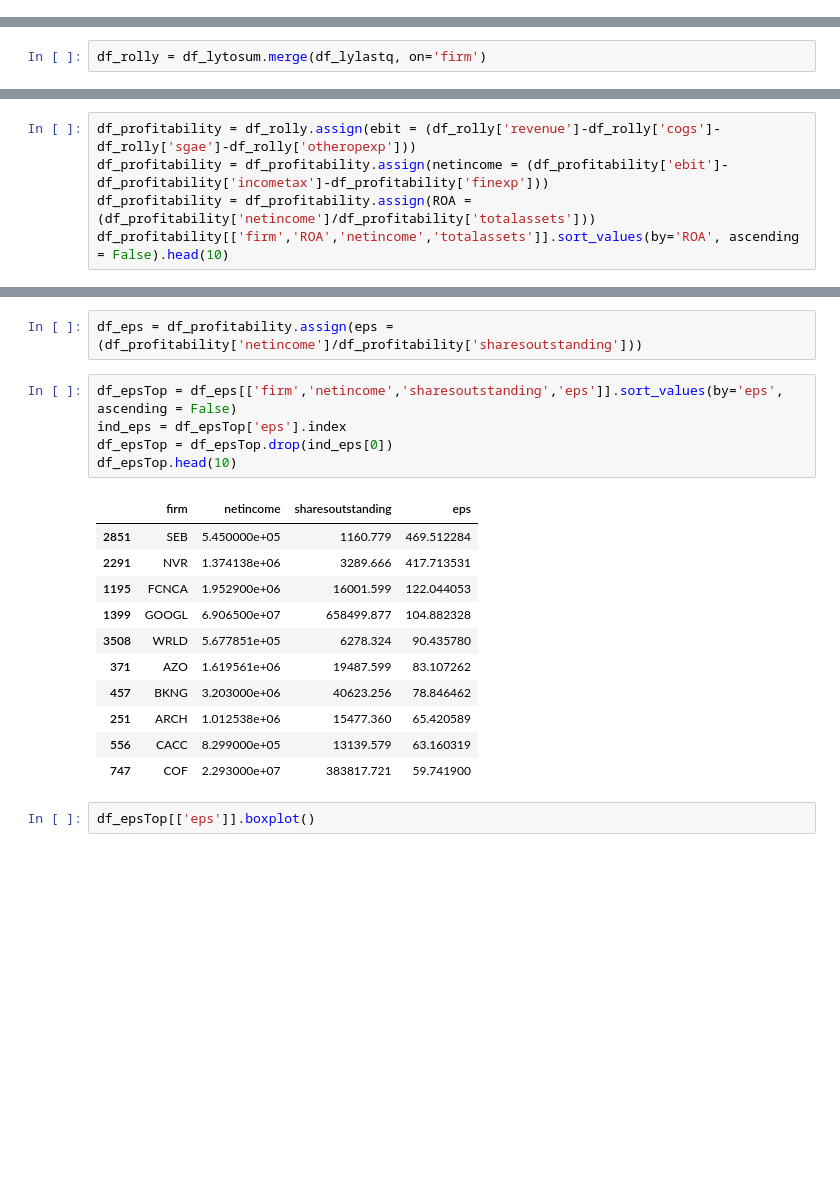
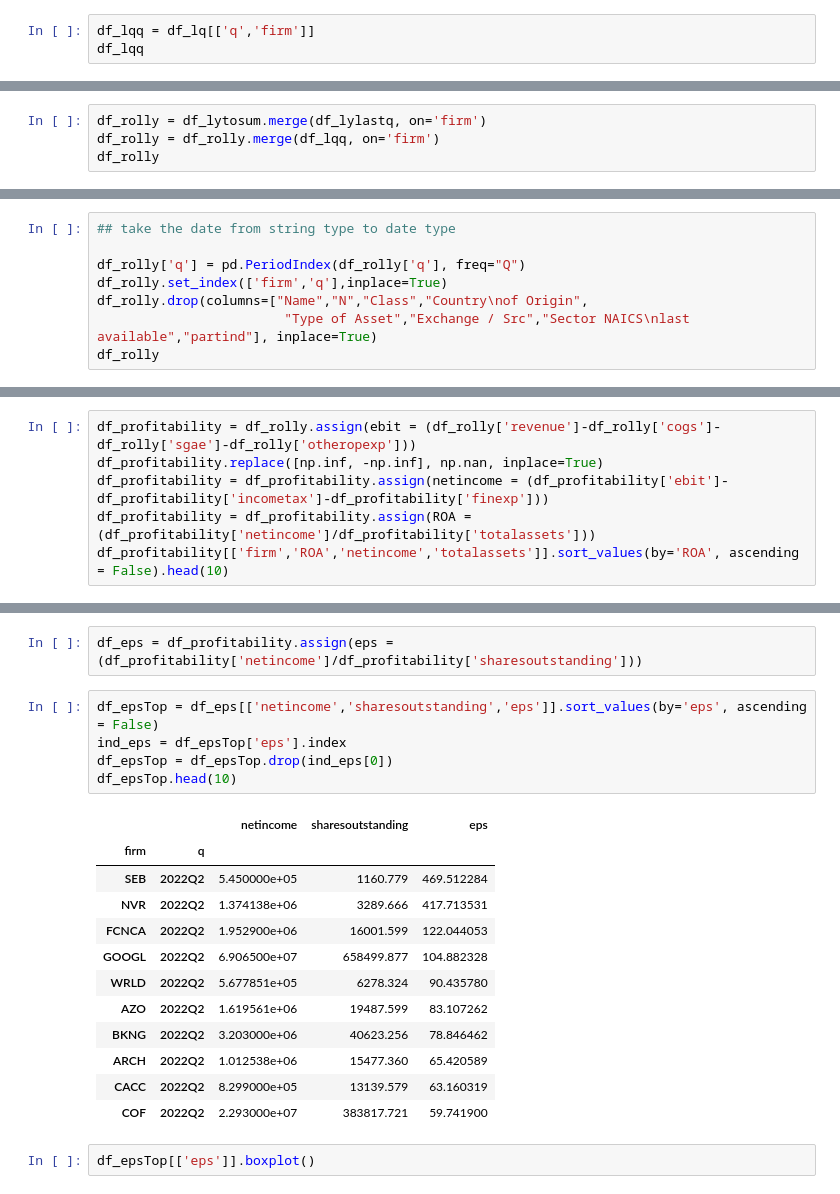
Before and after one commit to KevdpIA/BusinessCase_StatisticsModule1, a Jupyter notebook: Bcase_Statistics.ipynb, the cells around one changed output, grey strips where cells are left out. Cells and saved outputs as stored; diff of their text form; blank space fills up the shorter version.

```diff
--- a/Bcase_Statistics.ipynb
+++ b/Bcase_Statistics.ipynb
@@ -129,3 +141,6 @@ df_lq
 | 324355 | ZY | 2022q2 | 2634.0 | 9732.0 | 5.863800e+04 | 40460.0 | -885.00000 | 9376.000 | 11.0 | 4.709680e+05 | ... |
 | 324445 | ZYNE | 2022q2 | 0.0 | 0.0 | 9.168770e+03 | 0.0 | -775.92786 | -91.691 | 0.0 | 6.700696e+04 | ... |
 3607 rows × 20 columns
+# %%
+df_lqq = df_lq[['q','firm']]
+df_lqq
@@ -196,2 +225,4 @@ Finally, I merge both tables and obtained the Rolling year dataframe for the ana
 # %%
 df_rolly = df_lytosum.merge(df_lylastq, on='firm')
+df_rolly = df_rolly.merge(df_lqq, on='firm')
+df_rolly
@@ -239,0 +269,8 @@ df_rolly
+# %%
+## take the date from string type to date type
+
+df_rolly['q'] = pd.PeriodIndex(df_rolly['q'], freq="Q")
+df_rolly.set_index(['firm','q'],inplace=True)
+df_rolly.drop(columns=["Name","N","Class","Country\nof Origin",
+                        "Type of Asset","Exchange / Src","Sector NAICS\nlast available","partind"], inplace=True)
+df_rolly
@@ -590,6 +672,7 @@ df_rollybv[['bookvalue']].describe()
     netincome/total assets
 # %%
 df_profitability = df_rolly.assign(ebit = (df_rolly['revenue']-df_rolly['cogs']-df_rolly['sgae']-df_rolly['otheropexp']))
+df_profitability.replace([np.inf, -np.inf], np.nan, inplace=True)
 df_profitability = df_profitability.assign(netincome = (df_profitability['ebit']-df_profitability['incometax']-df_profitability['finexp']))
 df_profitability = df_profitability.assign(ROA = (df_profitability['netincome']/df_profitability['totalassets']))
 df_profitability[['firm','ROA','netincome','totalassets']].sort_values(by='ROA', ascending = False).head(10)
@@ -740,22 +803,23 @@ df_btmUpdated[['booktomarket']].describe()
 # %%
 df_eps = df_profitability.assign(eps = (df_profitability['netincome']/df_profitability['sharesoutstanding']))
 # %%
-df_epsTop = df_eps[['firm','netincome','sharesoutstanding','eps']].sort_values(by='eps', ascending = False)
+df_epsTop = df_eps[['netincome','sharesoutstanding','eps']].sort_values(by='eps', ascending = False)
 ind_eps = df_epsTop['eps'].index
 df_epsTop = df_epsTop.drop(ind_eps[0])
 df_epsTop.head(10)
 # %% [output]
-|  | firm | netincome | sharesoutstanding | eps |
-| 2851 | SEB | 5.450000e+05 | 1160.779 | 469.512284 |
-| 2291 | NVR | 1.374138e+06 | 3289.666 | 417.713531 |
-| 1195 | FCNCA | 1.952900e+06 | 16001.599 | 122.044053 |
-| 1399 | GOOGL | 6.906500e+07 | 658499.877 | 104.882328 |
-| 3508 | WRLD | 5.677851e+05 | 6278.324 | 90.435780 |
-| 371 | AZO | 1.619561e+06 | 19487.599 | 83.107262 |
-| 457 | BKNG | 3.203000e+06 | 40623.256 | 78.846462 |
-| 251 | ARCH | 1.012538e+06 | 15477.360 | 65.420589 |
-| 556 | CACC | 8.299000e+05 | 13139.579 | 63.160319 |
-| 747 | COF | 2.293000e+07 | 383817.721 | 59.741900 |
+|  |  | netincome | sharesoutstanding | eps |
+| firm | q |  |  |  |
+| SEB | 2022Q2 | 5.450000e+05 | 1160.779 | 469.512284 |
+| NVR | 2022Q2 | 1.374138e+06 | 3289.666 | 417.713531 |
+| FCNCA | 2022Q2 | 1.952900e+06 | 16001.599 | 122.044053 |
+| GOOGL | 2022Q2 | 6.906500e+07 | 658499.877 | 104.882328 |
+| WRLD | 2022Q2 | 5.677851e+05 | 6278.324 | 90.435780 |
+| AZO | 2022Q2 | 1.619561e+06 | 19487.599 | 83.107262 |
+| BKNG | 2022Q2 | 3.203000e+06 | 40623.256 | 78.846462 |
+| ARCH | 2022Q2 | 1.012538e+06 | 15477.360 | 65.420589 |
+| CACC | 2022Q2 | 8.299000e+05 | 13139.579 | 63.160319 |
+| COF | 2022Q2 | 2.293000e+07 | 383817.721 | 59.741900 |
 # %%
 df_epsTop[['eps']].boxplot()
 # %% [output]
```
Also changed, not shown: parts of 61 cells of this notebook.
